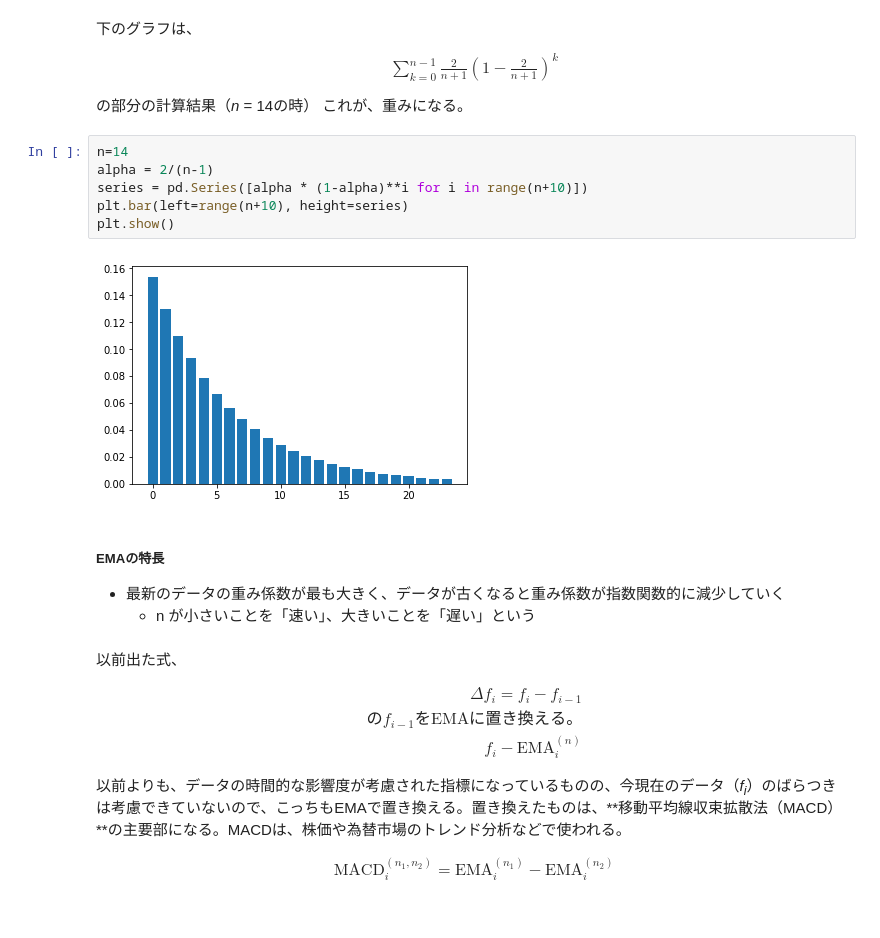
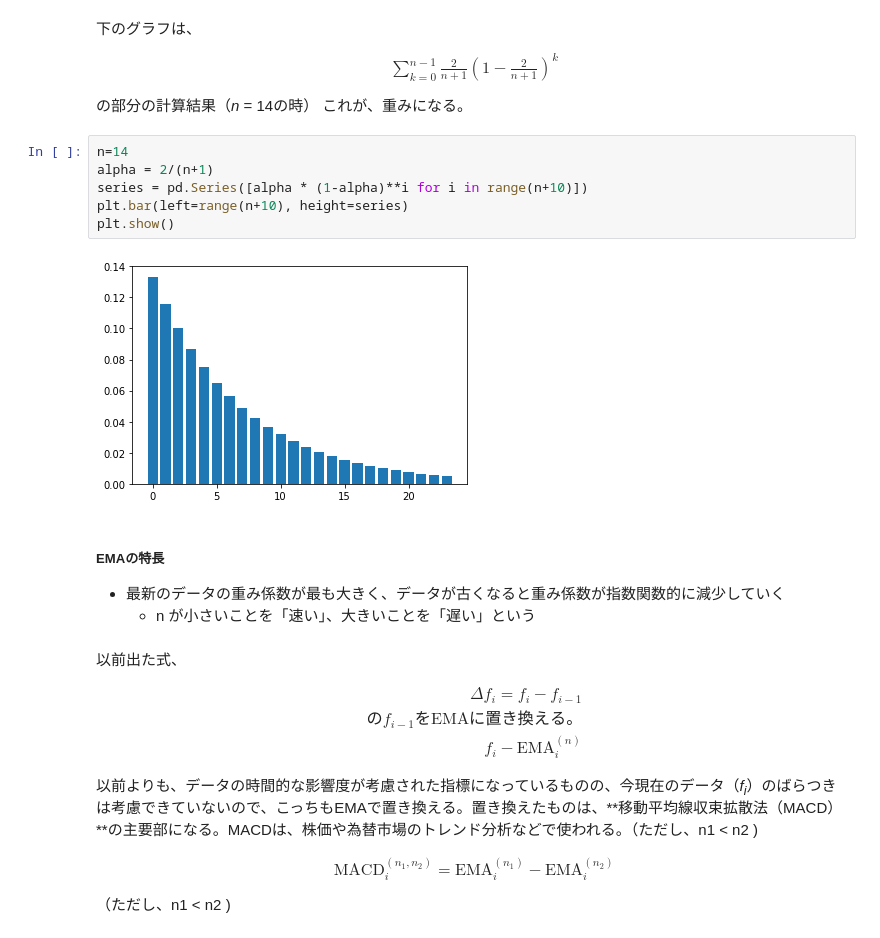
Before and after one commit to NPoi/onsha_heisha-webdataml, a Jupyter notebook: Chapter2.ipynb, the cells around one changed output. Cells and saved outputs as stored; diff of their text form.

```diff
--- a/Chapter2.ipynb
+++ b/Chapter2.ipynb
@@ -136,12 +142,12 @@ $$
 これが、重みになる。
 # %%
 n=14
-alpha = 2/(n-1)
+alpha = 2/(n+1)
 series = pd.Series([alpha * (1-alpha)**i for i in range(n+10)])
 plt.bar(left=range(n+10), height=series)
 plt.show()
 # %% [output]
-[figure, old version]
+[figure, new version]
 # %% [markdown]
 ##### EMAの特長
 
@@ -158,10 +164,11 @@ $$
 \end{eqnarray}
 $$
 
-以前よりも、データの時間的な影響度が考慮された指標になっているものの、今現在のデータ（*f<sub>i</sub>*）のばらつきは考慮できていないので、こっちもEMAで置き換える。置き換えたものは、**移動平均線収束拡散法（MACD）**の主要部になる。MACDは、株価や為替市場のトレンド分析などで使われる。
+以前よりも、データの時間的な影響度が考慮された指標になっているものの、今現在のデータ（*f<sub>i</sub>*）のばらつきは考慮できていないので、こっちもEMAで置き換える。置き換えたものは、**移動平均線収束拡散法（MACD）**の主要部になる。MACDは、株価や為替市場のトレンド分析などで使われる。（ただし、n1 < n2 )
 
 $$
 \begin{eqnarray}
 \mathrm{MACD}_i^{(n_1,n_2)} = \mathrm{EMA}_i^{(n_1)}-\mathrm{EMA}_i^{(n_2)}
 \end{eqnarray}
 $$
+（ただし、n1 < n2 )
```
Also changed, not shown: parts of 3 cells of this notebook, 1 other file.
